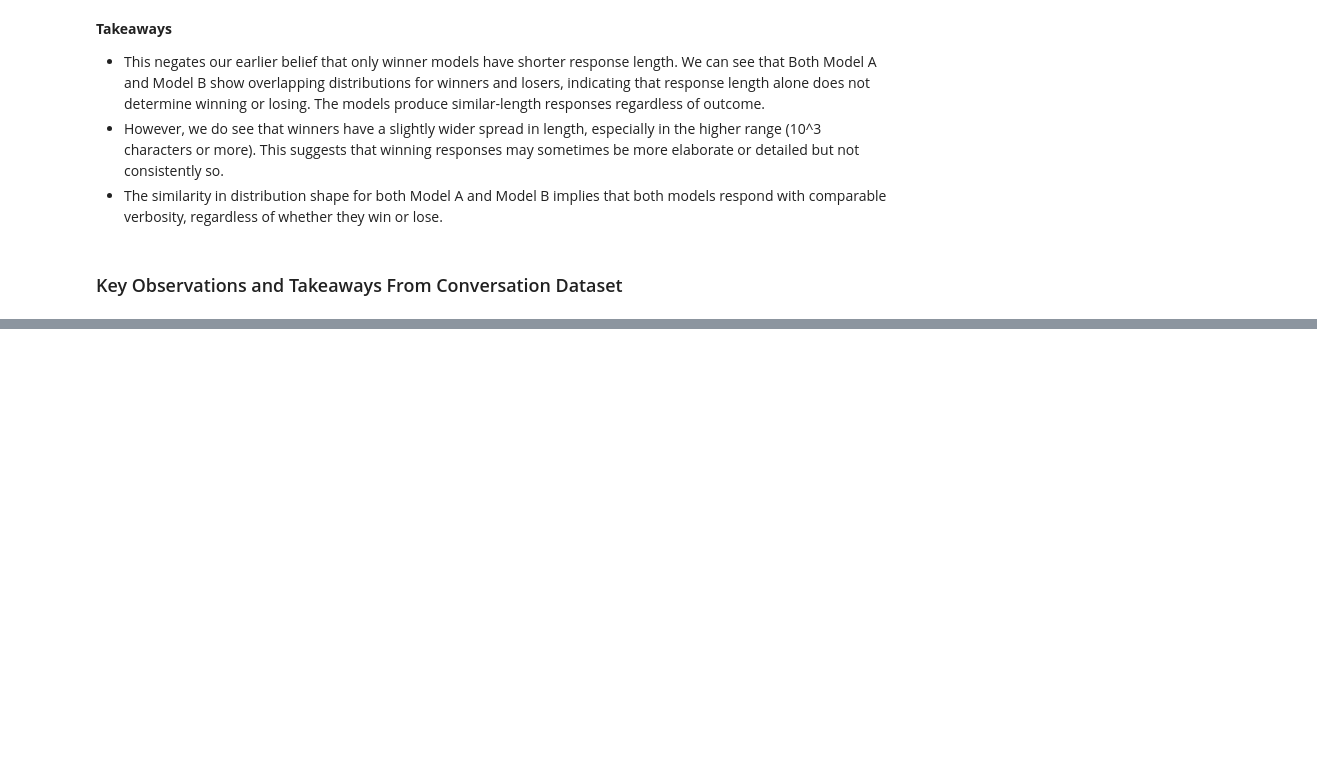
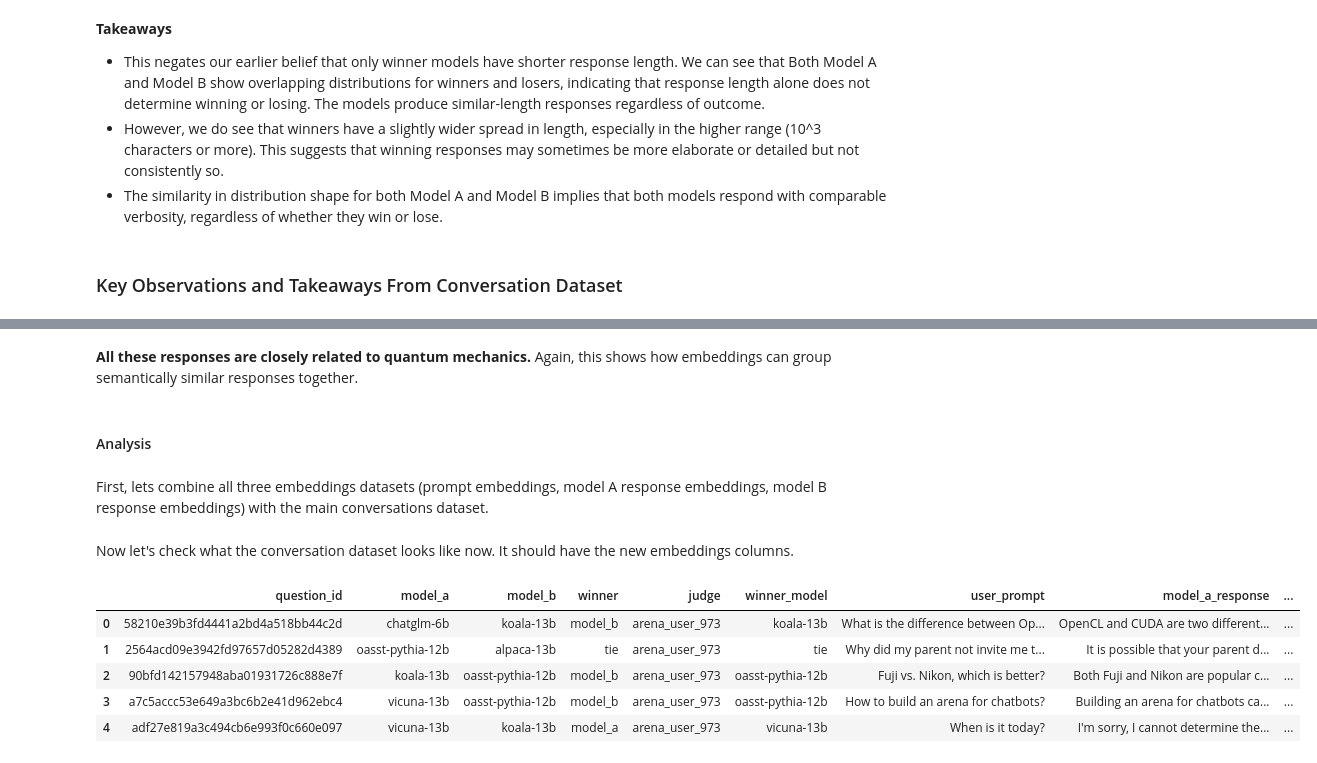
Before and after one commit to rigpin2014/Data200_GradPro, a Jupyter notebook: Milestone 2/nlp-combined-eda.ipynb, the cells around one changed output, grey strips where cells are left out. Saved outputs shown, nothing was run; the diff lists cells and outputs as text; code cells hidden in the pictures; blank space fills up the shorter version.

```diff
--- a/Milestone 2/nlp-combined-eda.ipynb
+++ b/Milestone 2/nlp-combined-eda.ipynb
@@ -522,0 +719,6 @@ Yes, in some cases, models perform differently depending on whether they’re in
+# %% [markdown]
+**All these responses are closely related to quantum mechanics.** Again, this shows how embeddings can group semantically similar responses together.
+# %% [markdown]
+#### Analysis
+# %% [markdown]
+First, lets combine all three embeddings datasets (prompt embeddings, model A response embeddings, model B response embeddings) with the main conversations dataset.
@@ -522,0 +734,11 @@ Yes, in some cases, models perform differently depending on whether they’re in
+# %% [markdown]
+Now let's check what the conversation dataset looks like now. It should have the new embeddings columns.
+# %%
+conversation.iloc[:5, [0, 1, 2, 3, 4, 7, 8, 10, 12, 16, 17, 18]]
+# %% [output]
+|  | question_id | model_a | model_b | winner | judge | winner_model | user_prompt | model_a_response | ... |
+| 0 | 58210e39b3fd4441a2bd4a518bb44c2d | chatglm-6b | koala-13b | model_b | arena_user_973 | koala-13b | What is the difference between Op... | OpenCL and CUDA are two different... | ... |
+| 1 | 2564acd09e3942fd97657d05282d4389 | oasst-pythia-12b | alpaca-13b | tie | arena_user_973 | tie | Why did my parent not invite me t... | It is possible that your parent d... | ... |
+| 2 | 90bfd142157948aba01931726c888e7f | koala-13b | oasst-pythia-12b | model_b | arena_user_973 | oasst-pythia-12b | Fuji vs. Nikon, which is better? | Both Fuji and Nikon are popular c... | ... |
+| 3 | a7c5accc53e649a3bc6b2e41d962ebc4 | vicuna-13b | oasst-pythia-12b | model_b | arena_user_973 | oasst-pythia-12b | How to build an arena for chatbots? | Building an arena for chatbots ca... | ... |
+| 4 | adf27e819a3c494cb6e993f0c660e097 | vicuna-13b | koala-13b | model_a | arena_user_973 | vicuna-13b | When is it today? | I'm sorry, I cannot determine the... | ... |
```
Also changed, not shown: parts of 45 cells of this notebook, 1 other file.
